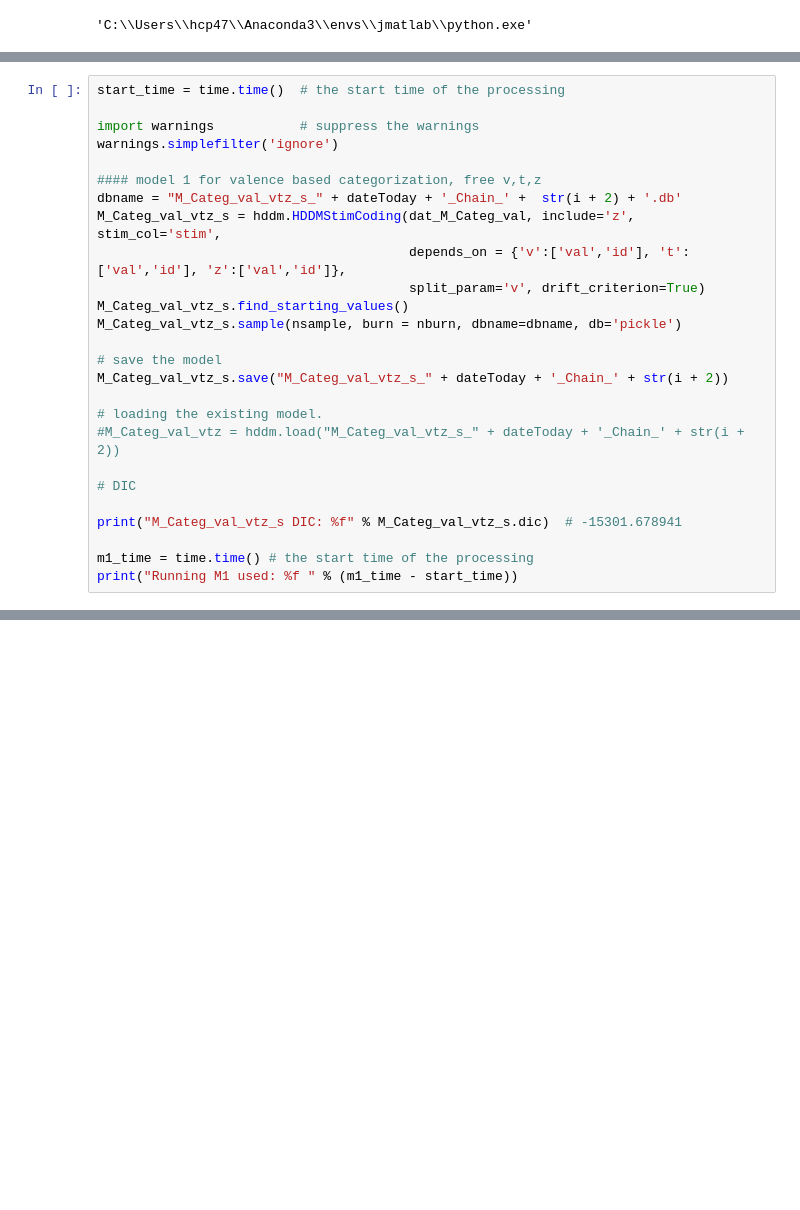
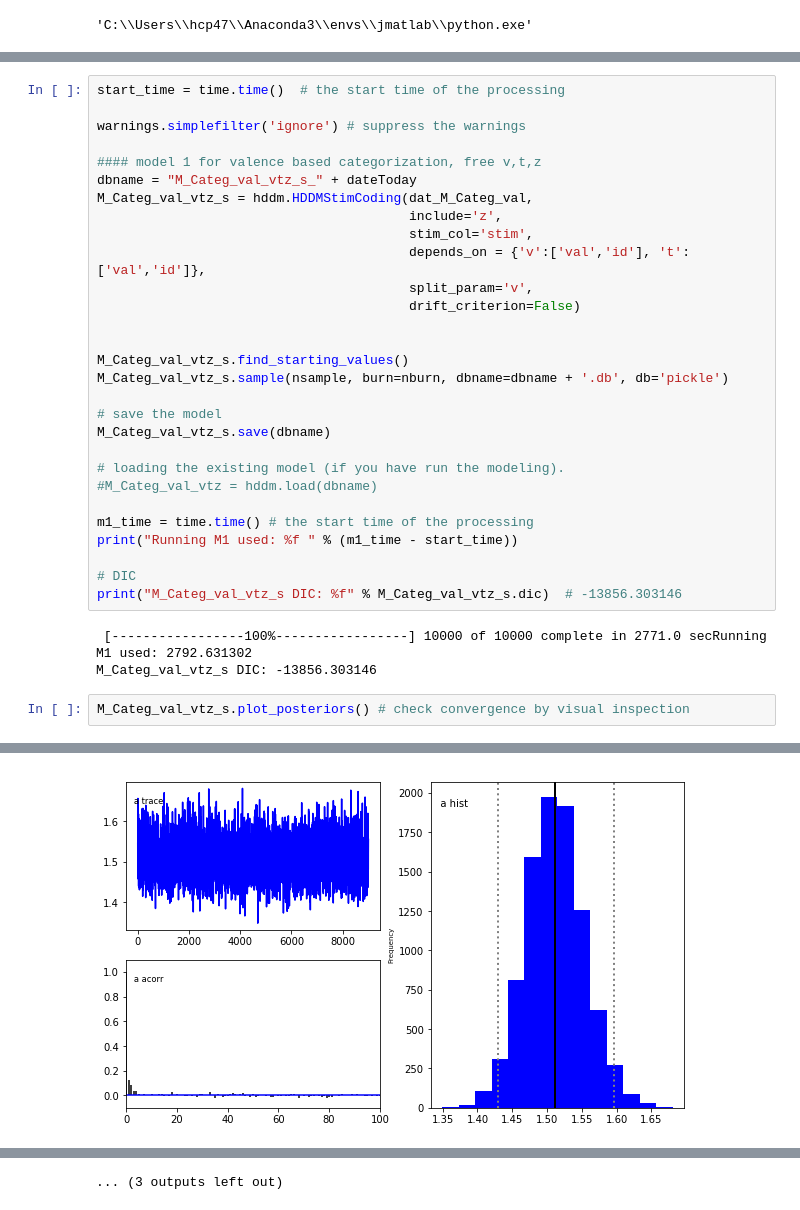
Before and after one commit to hcp4715/moralSelf_ddm, a Jupyter notebook: 3_confirm_study/Results/3_hddm/HDDM_MS_Rep_categ_stim.ipynb, the cells around one changed output, grey strips where cells are left out. Saved outputs shown, nothing was run; the diff lists cells and outputs as text; blank space fills up the shorter version.

```diff
--- a/3_confirm_study/Results/3_hddm/HDDM_MS_Rep_categ_stim.ipynb
+++ b/3_confirm_study/Results/3_hddm/HDDM_MS_Rep_categ_stim.ipynb
@@ -64,26 +60,35 @@ dateToday = 'final'     # using final instead of real date, str(date.today())
 # %%
 start_time = time.time()  # the start time of the processing
 
-import warnings           # suppress the warnings
-warnings.simplefilter('ignore')
+warnings.simplefilter('ignore') # suppress the warnings
 
 #### model 1 for valence based categorization, free v,t,z
-dbname = "M_Categ_val_vtz_s_" + dateToday + '_Chain_' +  str(i + 2) + '.db'
-M_Categ_val_vtz_s = hddm.HDDMStimCoding(dat_M_Categ_val, include='z', stim_col='stim',
-                                        depends_on = {'v':['val','id'], 't':['val','id'], 'z':['val','id']},
-                                        split_param='v', drift_criterion=True)
+dbname = "M_Categ_val_vtz_s_" + dateToday
+M_Categ_val_vtz_s = hddm.HDDMStimCoding(dat_M_Categ_val,
+                                        include='z',
+                                        stim_col='stim',
+                                        depends_on = {'v':['val','id'], 't':['val','id']},
+                                        split_param='v',
+                                        drift_criterion=False)
+
+
 M_Categ_val_vtz_s.find_starting_values()
-M_Categ_val_vtz_s.sample(nsample, burn = nburn, dbname=dbname, db='pickle')
+M_Categ_val_vtz_s.sample(nsample, burn=nburn, dbname=dbname + '.db', db='pickle')
 
 # save the model
-M_Categ_val_vtz_s.save("M_Categ_val_vtz_s_" + dateToday + '_Chain_' + str(i + 2))
+M_Categ_val_vtz_s.save(dbname)
 
-# loading the existing model.
-#M_Categ_val_vtz = hddm.load("M_Categ_val_vtz_s_" + dateToday + '_Chain_' + str(i + 2))
-
-# DIC
-
-print("M_Categ_val_vtz_s DIC: %f" % M_Categ_val_vtz_s.dic)  # -15301.678941
+# loading the existing model (if you have run the modeling).
+#M_Categ_val_vtz = hddm.load(dbname)
 
 m1_time = time.time() # the start time of the processing
 print("Running M1 used: %f " % (m1_time - start_time))
+
+# DIC
+print("M_Categ_val_vtz_s DIC: %f" % M_Categ_val_vtz_s.dic)  # -13856.303146
+# %% [output]
+ [-----------------100%-----------------] 10000 of 10000 complete in 2771.0 secRunning M1 used: 2792.631302
+M_Categ_val_vtz_s DIC: -13856.303146
+# %%
+M_Categ_val_vtz_s.plot_posteriors() # check convergence by visual inspection
+# %% [output]
@@ -89,0 +109 @@ print("Running M1 used: %f " % (m1_time - start_time))
+[figure, added]
@@ -90,3 +120,4 @@ print("Running M1 used: %f " % (m1_time - start_time))
+... (3 outputs left out)
 # %%
 ## ppc
 ppc_data_val_vtz_s = hddm.utils.post_pred_gen(M_Categ_val_vtz_s)
```
Also changed, not shown: parts of 33 cells of this notebook, 14 other files.
